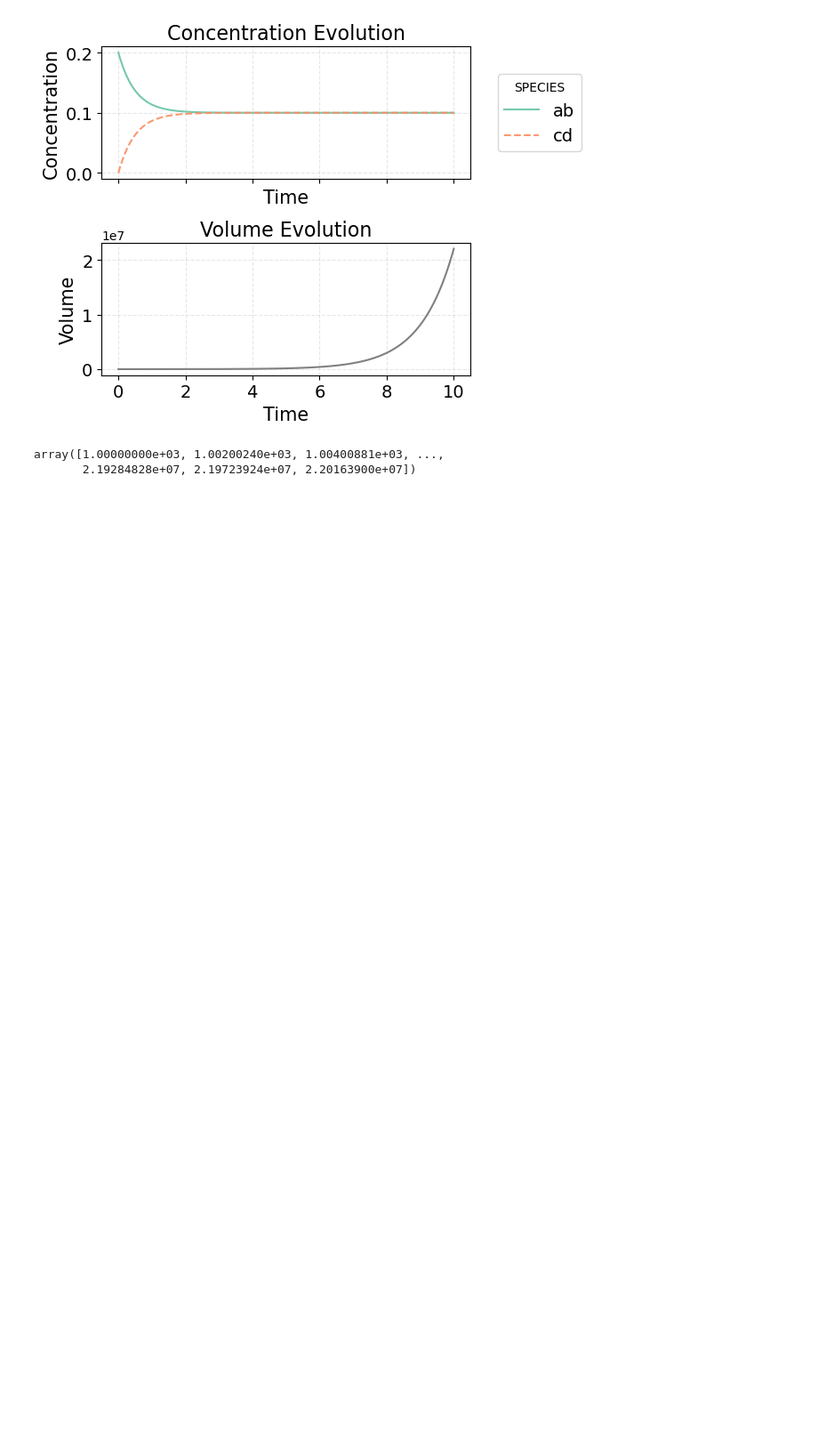
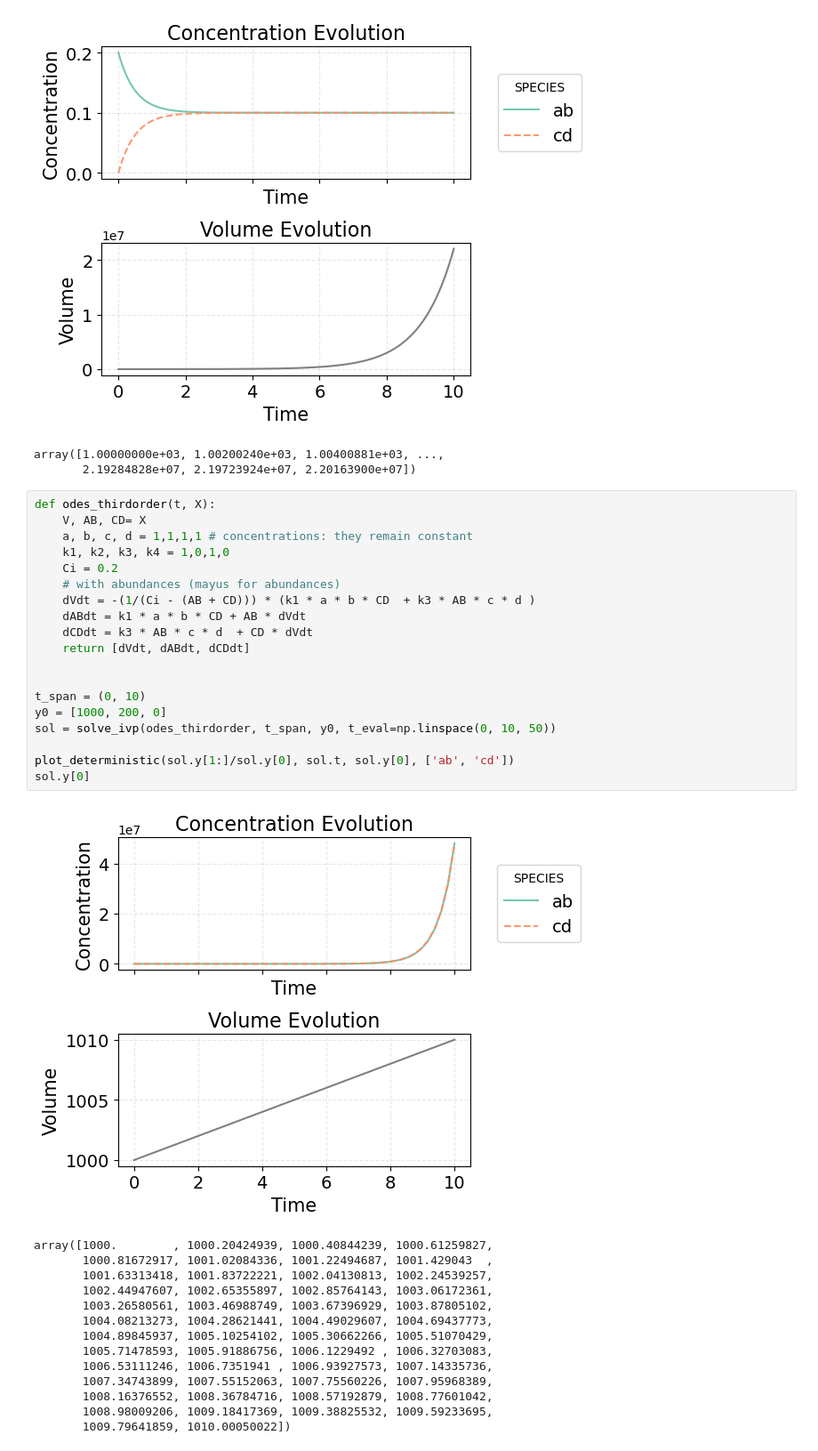
Before and after one commit to CAB-GCA/catalytic_world, a Jupyter notebook: third_order/odes.ipynb, the cells around one changed output. Shown at 89% size. Cells and saved outputs as stored; diff of their text form; blank space fills up the shorter version.

```diff
--- a/third_order/odes.ipynb
+++ b/third_order/odes.ipynb
@@ -173,3 +183,37 @@ sol.y[0]
 [figure]
 array([1.00000000e+03, 1.00200240e+03, 1.00400881e+03, ...,
        2.19284828e+07, 2.19723924e+07, 2.20163900e+07])
+# %%
+def odes_thirdorder(t, X):
+    V, AB, CD= X
+    a, b, c, d = 1,1,1,1 # concentrations: they remain constant
+    k1, k2, k3, k4 = 1,0,1,0
+    Ci = 0.2
+    # with abundances (mayus for abundances)
+    dVdt = -(1/(Ci - (AB + CD))) * (k1 * a * b * CD  + k3 * AB * c * d )
+    dABdt = k1 * a * b * CD + AB * dVdt
+    dCDdt = k3 * AB * c * d  + CD * dVdt
+    return [dVdt, dABdt, dCDdt]
+
+
+t_span = (0, 10)
+y0 = [1000, 200, 0]
+sol = solve_ivp(odes_thirdorder, t_span, y0, t_eval=np.linspace(0, 10, 50))
+
+plot_deterministic(sol.y[1:]/sol.y[0], sol.t, sol.y[0], ['ab', 'cd'])
+sol.y[0]
+# %% [output]
+[figure, added]
+array([1000.        , 1000.20424939, 1000.40844239, 1000.61259827,
+       1000.81672917, 1001.02084336, 1001.22494687, 1001.429043  ,
+       1001.63313418, 1001.83722221, 1002.04130813, 1002.24539257,
+       1002.44947607, 1002.65355897, 1002.85764143, 1003.06172361,
+       1003.26580561, 1003.46988749, 1003.67396929, 1003.87805102,
+       1004.08213273, 1004.28621441, 1004.49029607, 1004.69437773,
+       1004.89845937, 1005.10254102, 1005.30662266, 1005.51070429,
+       1005.71478593, 1005.91886756, 1006.1229492 , 1006.32703083,
+       1006.53111246, 1006.7351941 , 1006.93927573, 1007.14335736,
+       1007.34743899, 1007.55152063, 1007.75560226, 1007.95968389,
+       1008.16376552, 1008.36784716, 1008.57192879, 1008.77601042,
+       1008.98009206, 1009.18417369, 1009.38825532, 1009.59233695,
+       1009.79641859, 1010.00050022])
```
Also changed, not shown: parts of 3 cells of this notebook, 48 other files.
